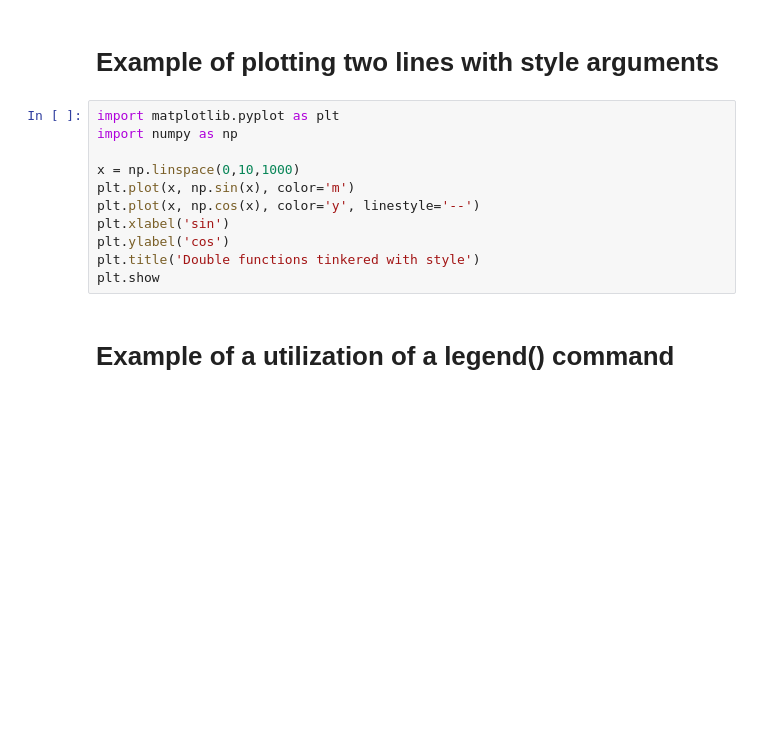
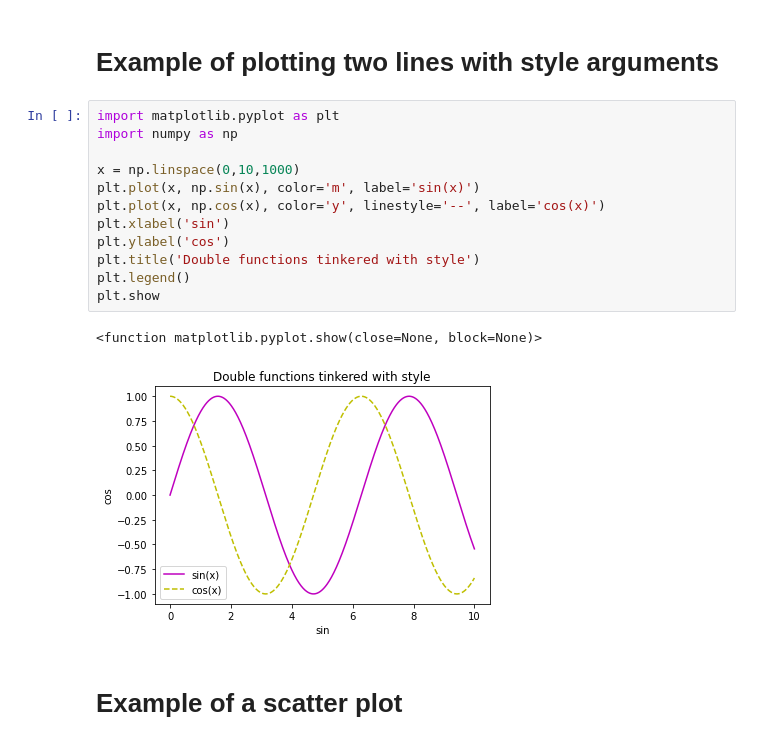
Before and after one commit to Coalemus/Python-Practice, a Jupyter notebook: .datascience/.Sololearn/basicplots.ipynb, the cells around one changed output. Drawn from its saved outputs; the diff is of its cells as text; blank space fills up the shorter version.

```diff
--- a/.datascience/.Sololearn/basicplots.ipynb
+++ b/.datascience/.Sololearn/basicplots.ipynb
@@ -40,16 +42,20 @@ plt.show
 # %%
 import matplotlib.pyplot as plt
 import numpy as np
 
 x = np.linspace(0,10,1000)
-plt.plot(x, np.sin(x), color='m')
-plt.plot(x, np.cos(x), color='y', linestyle='--')
+plt.plot(x, np.sin(x), color='m', label='sin(x)')
+plt.plot(x, np.cos(x), color='y', linestyle='--', label='cos(x)')
 plt.xlabel('sin')
 plt.ylabel('cos')
 plt.title('Double functions tinkered with style')
+plt.legend()
 plt.show
+# %% [output]
+<function matplotlib.pyplot.show(close=None, block=None)>
+[figure, added]
 # %% [markdown]
-# Example of a utilization of a legend() command
+# Example of a scatter plot
 # %%
 import numpy as np
 import matplotlib.pyplot as plt
```
Also changed, not shown: parts of 5 cells of this notebook.
